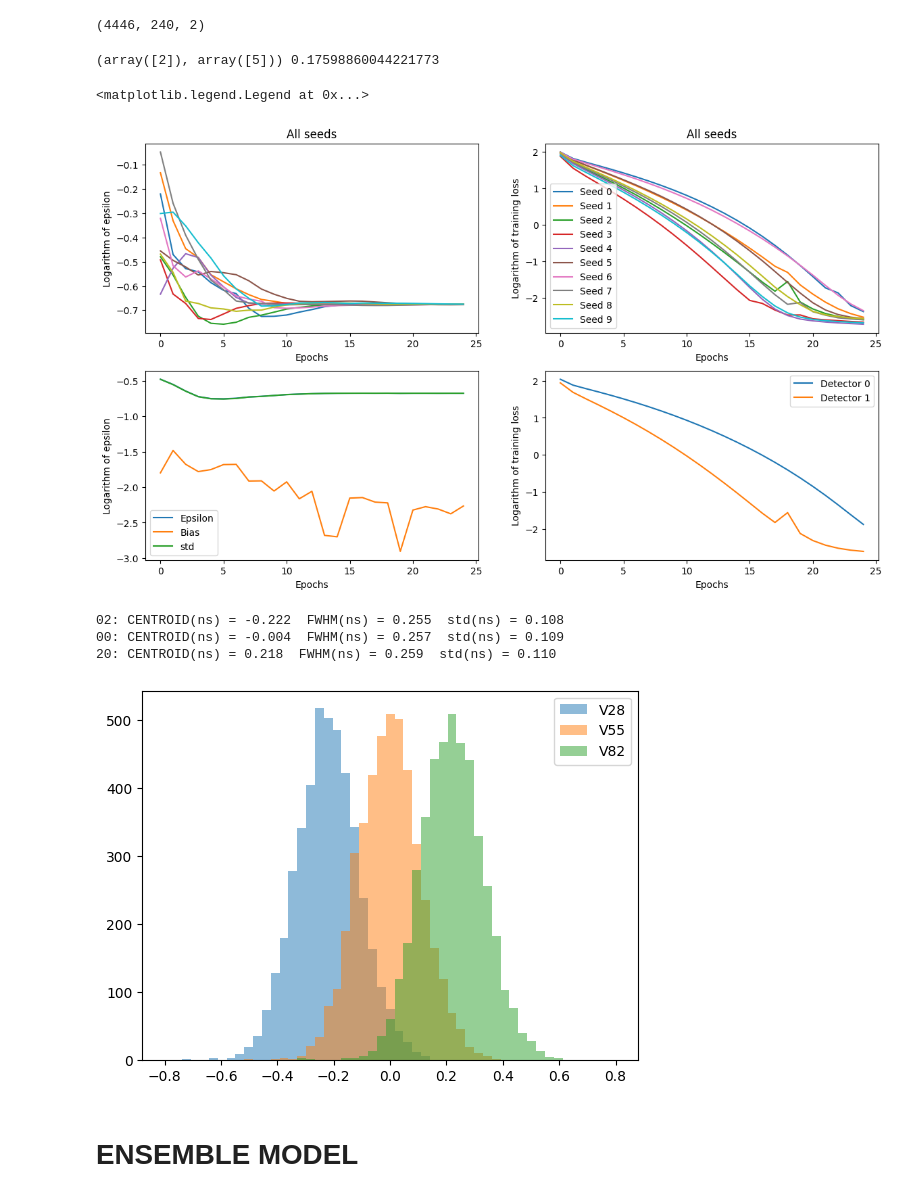
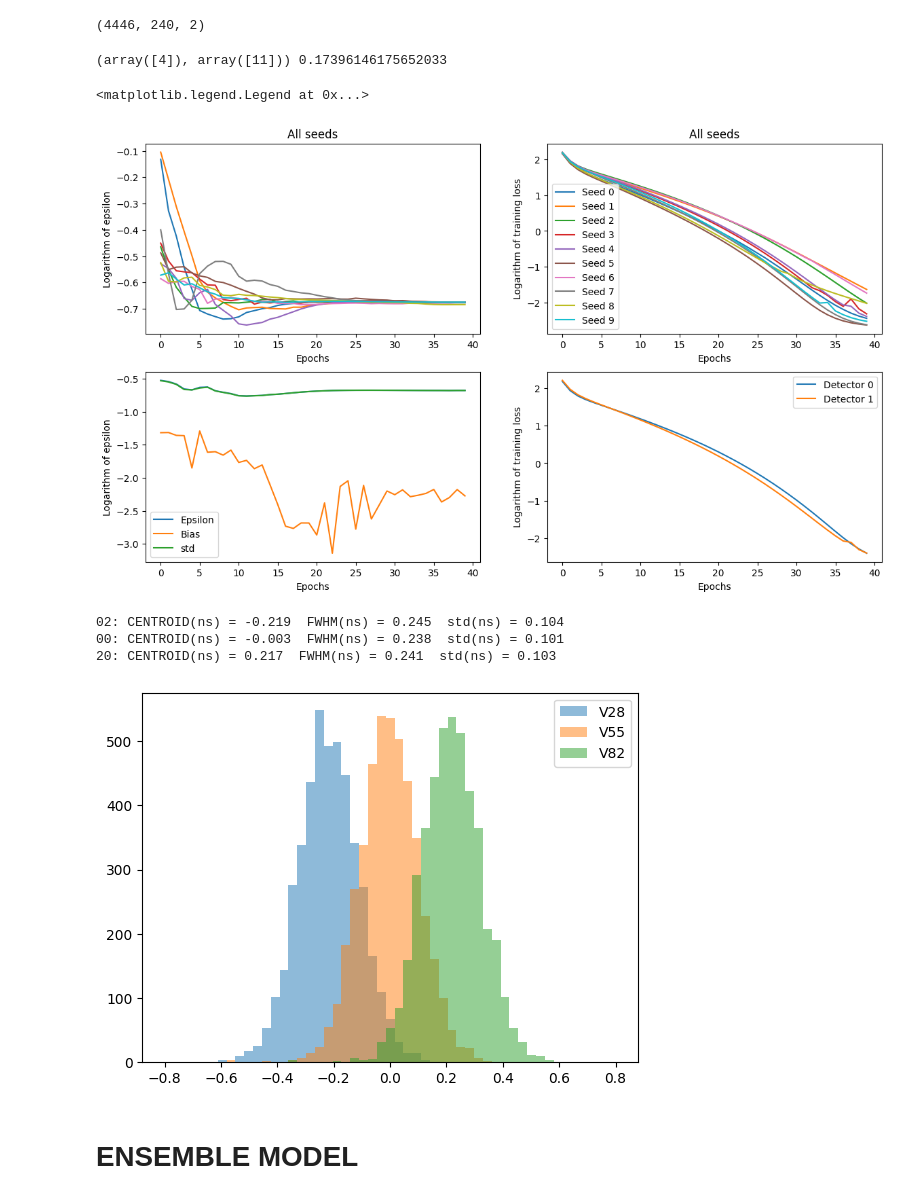
Before and after one commit to wjosefw/Signal-processing-with-Neural-networks, a Jupyter notebook: DEEP_TIMING_DATOS_PRACTICA_MASTER_Na22.ipynb, the cells around one changed output. Cells and saved outputs as stored; diff of their text form; code cells hidden in the pictures.

Commit message:
Con 5 épocas por vuelta de loop se puede conseguir también buenos resultados. Con este commit logré conseguir un FWHM promedio de 241 ps

```diff
--- a/DEEP_TIMING_DATOS_PRACTICA_MASTER_Na22.ipynb
+++ b/DEEP_TIMING_DATOS_PRACTICA_MASTER_Na22.ipynb
@@ -327,7 +334,7 @@ M_Test_20_norm[:,:,1] = (M_Test_20[:,:,1] - min_dec1)/(max_dec1-min_dec1)
 # %% [output]
 (4446, 240, 2)
 # %%
-epochs = 25
+epochs = 40
 num_semillas = 10
 
 epsilon = []
@@ -362,8 +369,8 @@ for i in range(num_semillas):
 
   for epoch in range(epochs):
 
-     history_dec0 = model_dec0.fit(x=[M_Train_dec0[:,:,0], M_Train_dec0[:,:,1]],y = REF_train_dec0, epochs = 10, batch_size = 512, verbose=1)
-     history_dec1 = model_dec1.fit(x=[M_Train_dec1[:,:,0], M_Train_dec1[:,:,1]],y = REF_train_dec1, epochs = 10, batch_size = 512, verbose=1)
+     history_dec0 = model_dec0.fit(x=[M_Train_dec0[:,:,0], M_Train_dec0[:,:,1]],y = REF_train_dec0, epochs = 5, batch_size = 512, verbose=1)
+     history_dec1 = model_dec1.fit(x=[M_Train_dec1[:,:,0], M_Train_dec1[:,:,1]],y = REF_train_dec1, epochs = 5, batch_size = 512, verbose=1)
 
      loss_dec0.append(history_dec0.history['loss'][-1])
      loss_dec1.append(history_dec1.history['loss'][-1])
@@ -428,7 +435,7 @@ training_loss_dec1 = np.array(training_loss_dec1, dtype = 'float64')
 
 
 print(np.where(epsilon == np.min(epsilon)), np.min(epsilon))
-index = 2
+index = 4
 plt.figure(figsize=(14,8))
 
 plt.subplot(2,2,1)
@@ -440,37 +447,37 @@ plt.xlabel('Epochs')
 plt.title('All seeds')
 
 plt.subplot(2,2,2)
 for i in range(training_loss_dec0.shape[0]):
   label = 'Seed' + ' ' + str(i)
   #plt.plot(np.log10(training_loss_dec0[i,:]),label=label)
   plt.plot(np.log10(training_loss_dec1[i,:]),label=label)
 plt.legend()
 plt.ylabel('Logarithm of training loss')
 plt.xlabel('Epochs')
 plt.title('All seeds')
 
 
 plt.subplot(2,2,3)
 plt.plot(np.log10(epsilon[index,:]), label = 'Epsilon')
 plt.plot(np.log10(bias[index,:]), label = 'Bias')
 plt.plot(np.log10(std[index,:]), label = 'std')
 plt.legend()
 plt.ylabel('Logarithm of epsilon')
 plt.xlabel('Epochs')
 
 plt.subplot(2,2,4)
 plt.plot(np.log10(training_loss_dec0[index,:]),label='Detector 0')
 plt.plot(np.log10(training_loss_dec1[index,:]),label='Detector 1')
 plt.ylabel('Logarithm of training loss')
 plt.xlabel('Epochs')
 
 plt.legend()
 # %% [output]
-(array([2]), array([5])) 0.17598860044221773
+(array([4]), array([11])) 0.17396146175652033
 <matplotlib.legend.Legend at 0x...>
-[figure, old version]
+[figure, new version]
 # %%
-epoch = 5
+epoch = 11
 #------------------------------------------- Histogram and gaussian fit -----------------------------------------------
 nbins=51
 histogN_02, binsN, patchesN  = plt.hist(TOFN_02_array[index,epoch,:] - np.mean(TOFN_00_array[index,epoch,:]),bins=nbins,range=[-0.8,0.8],alpha = 0.5,label='V28');
@@ -497,10 +504,10 @@ print("02: CENTROID(ns) = %.3f  FWHM(ns) = %.3f  std(ns) = %.3f" % (x0N_02, FWHM
 print("00: CENTROID(ns) = %.3f  FWHM(ns) = %.3f  std(ns) = %.3f" % (x0N, FWHMN, sigmaN))
 print("20: CENTROID(ns) = %.3f  FWHM(ns) = %.3f  std(ns) = %.3f" % (x0N_20, FWHMN_20, sigmaN_20))
 # %% [output]
-02: CENTROID(ns) = -0.222  FWHM(ns) = 0.255  std(ns) = 0.108
-00: CENTROID(ns) = -0.004  FWHM(ns) = 0.257  std(ns) = 0.109
-20: CENTROID(ns) = 0.218  FWHM(ns) = 0.259  std(ns) = 0.110
+02: CENTROID(ns) = -0.219  FWHM(ns) = 0.245  std(ns) = 0.104
+00: CENTROID(ns) = -0.003  FWHM(ns) = 0.238  std(ns) = 0.101
+20: CENTROID(ns) = 0.217  FWHM(ns) = 0.241  std(ns) = 0.103
-[figure, old version]
+[figure, new version]
 # %% [markdown]
 # **ENSEMBLE MODEL**
 # %%
```
Also changed, not shown: parts of 6 cells of this notebook.
